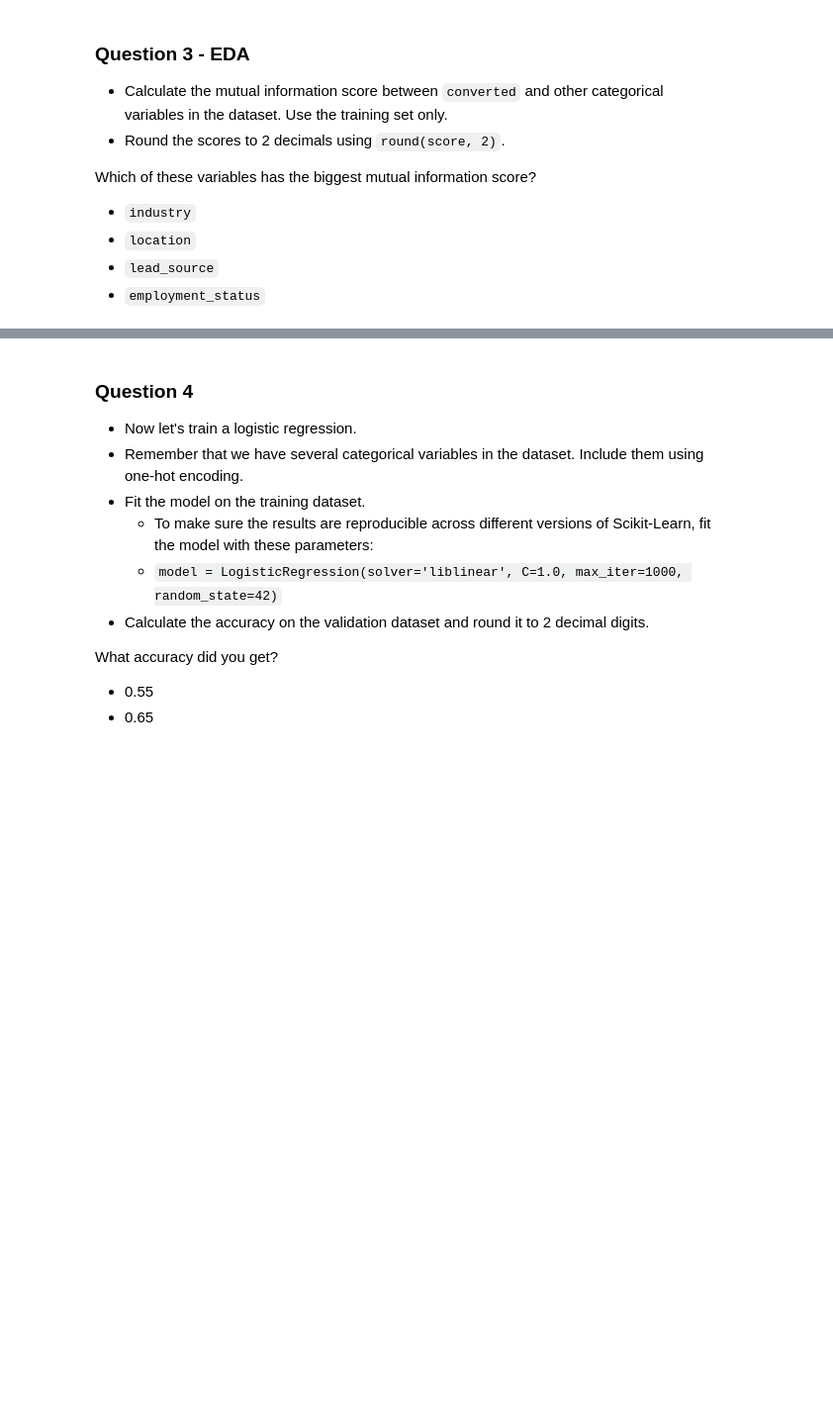
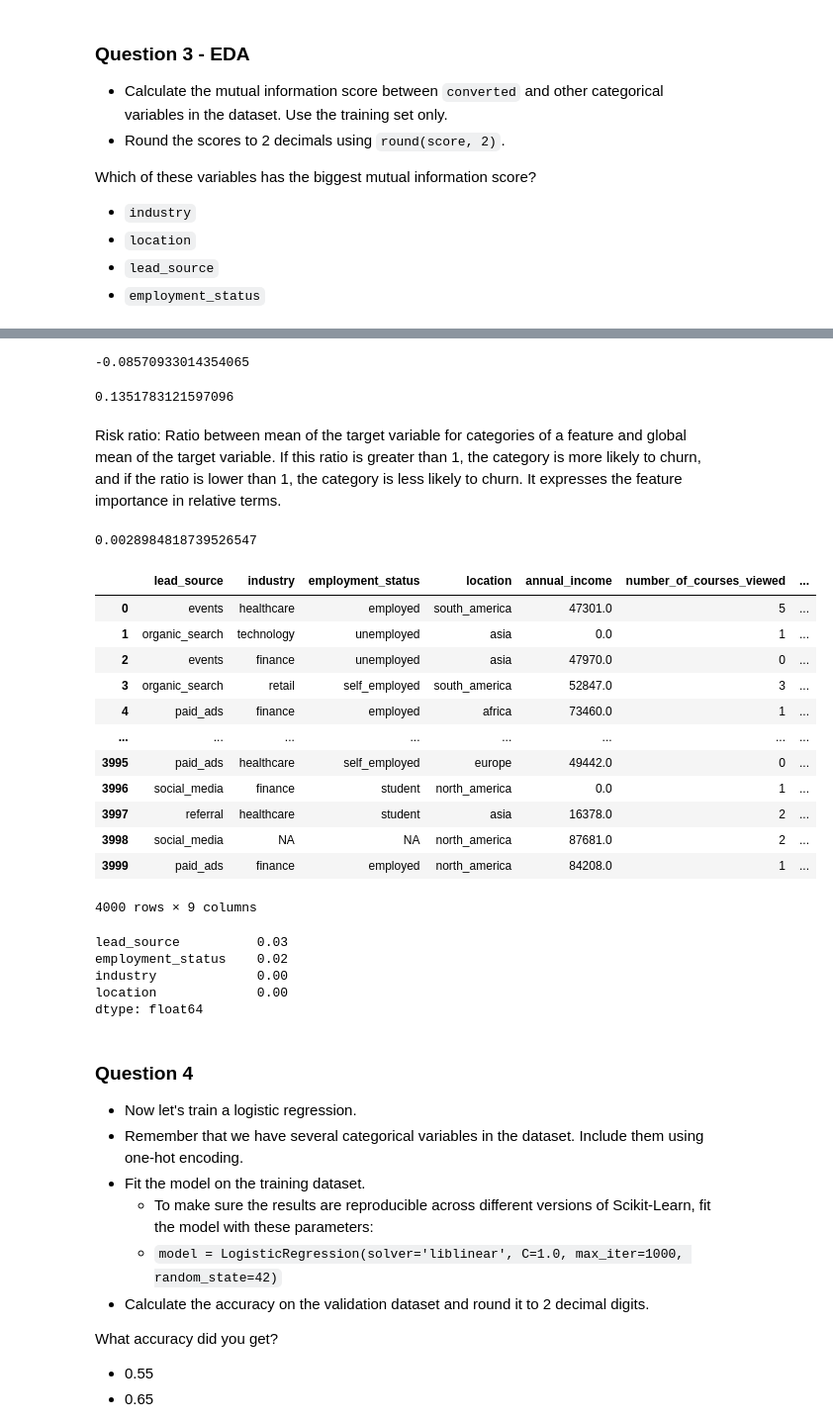
Before and after one commit to foroghakbari/zoomcamp_ml, a Jupyter notebook: classification/classification_hwk.ipynb, the cells around one changed output, grey strips where cells are left out. Shown at 99% size. Saved outputs shown, nothing was run; the diff lists cells and outputs as text; code cells hidden in the pictures; blank space fills up the shorter version.

```diff
--- a/classification/classification_hwk.ipynb
+++ b/classification/classification_hwk.ipynb
@@ -294,3 +326,5 @@ Which of these variables has the biggest mutual information score?
 - `location`
 - `lead_source`
 - `employment_status`
+# %%
+df_full_train = df_full_train.reset_index(drop=True)
@@ -296,0 +415,10 @@ Which of these variables has the biggest mutual information score?
+# %%
+global_converted - converted_employed
+# %% [output]
+-0.08570933014354065
+# %%
+global_converted - converted_unemployed
+# %% [output]
+0.1351783121597096
+# %% [markdown]
+Risk ratio: Ratio between mean of the target variable for categories of a feature and global mean of the target variable. If this ratio is greater than 1, the category is more likely to churn, and if the ratio is lower than 1, the category is less likely to churn. It expresses the feature importance in relative terms.
@@ -296,0 +427,20 @@ Which of these variables has the biggest mutual information score?
+# %%
+mutual_info_score(df_full_train.converted, df_full_train.industry)
+# %% [output]
+0.0028984818739526547
+# %%
+df_full_train
+# %% [output]
+|  | lead_source | industry | employment_status | location | annual_income | number_of_courses_viewed | ... |
+| 0 | events | healthcare | employed | south_america | 47301.0 | 5 | ... |
+| 1 | organic_search | technology | unemployed | asia | 0.0 | 1 | ... |
+| 2 | events | finance | unemployed | asia | 47970.0 | 0 | ... |
+| 3 | organic_search | retail | self_employed | south_america | 52847.0 | 3 | ... |
+| 4 | paid_ads | finance | employed | africa | 73460.0 | 1 | ... |
+| ... | ... | ... | ... | ... | ... | ... | ... |
+| 3995 | paid_ads | healthcare | self_employed | europe | 49442.0 | 0 | ... |
+| 3996 | social_media | finance | student | north_america | 0.0 | 1 | ... |
+| 3997 | referral | healthcare | student | asia | 16378.0 | 2 | ... |
+| 3998 | social_media | NA | NA | north_america | 87681.0 | 2 | ... |
+| 3999 | paid_ads | finance | employed | north_america | 84208.0 | 1 | ... |
+4000 rows × 9 columns
@@ -296,0 +450,9 @@ Which of these variables has the biggest mutual information score?
+# %%
+mi = df_full_train[categorical].apply(mutual_info_conv_score)
+mi.sort_values(ascending=False)
+# %% [output]
+lead_source          0.03
+employment_status    0.02
+industry             0.00
+location             0.00
+dtype: float64
```
Also changed, not shown: parts of 41 cells of this notebook.
